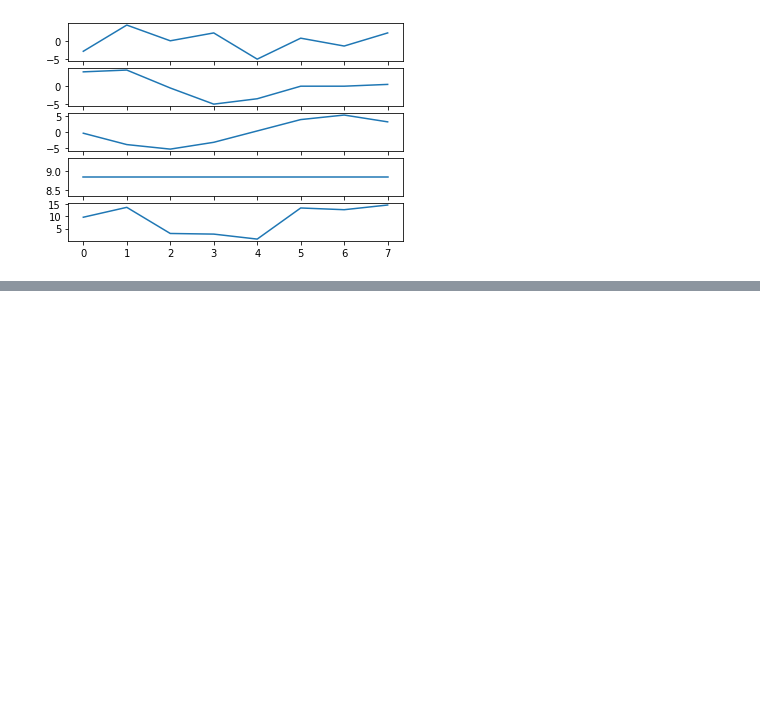
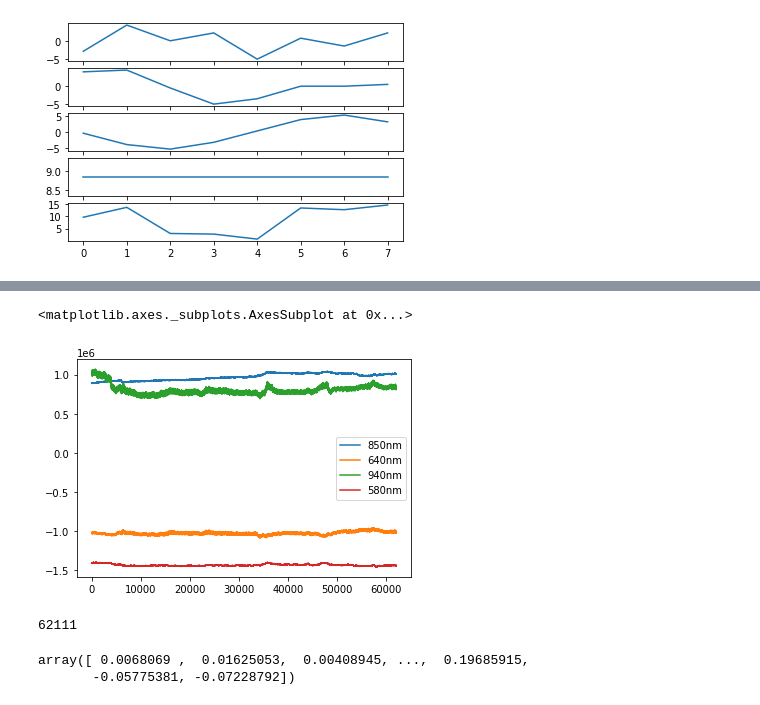
Before and after one commit to LongNguyen1984/TimeSeriesWithPython, a Jupyter notebook: waveletExample.ipynb, the cells around one changed output, grey strips where cells are left out. Cells and saved outputs as stored; diff of their text form; code cells hidden in the pictures; blank space fills up the shorter version.

```diff
--- a/waveletExample.ipynb
+++ b/waveletExample.ipynb
@@ -55,0 +88,5 @@ plt.plot(A3 + D3 + D2 + D1 )
+# %%
+ppg.plot()
+# %% [output]
+<matplotlib.axes._subplots.AxesSubplot at 0x...>
+[figure, added]
@@ -55,0 +112,9 @@ plt.plot(A3 + D3 + D2 + D1 )
+# %%
+np.size(ppg['940nm'])
+# %% [output]
+62111
+# %%
+WDS[6][1]
+# %% [output]
+array([ 0.0068069 ,  0.01625053,  0.00408945, ...,  0.19685915,
+       -0.05775381, -0.07228792])
```
Also changed, not shown: parts of 17 cells of this notebook.
